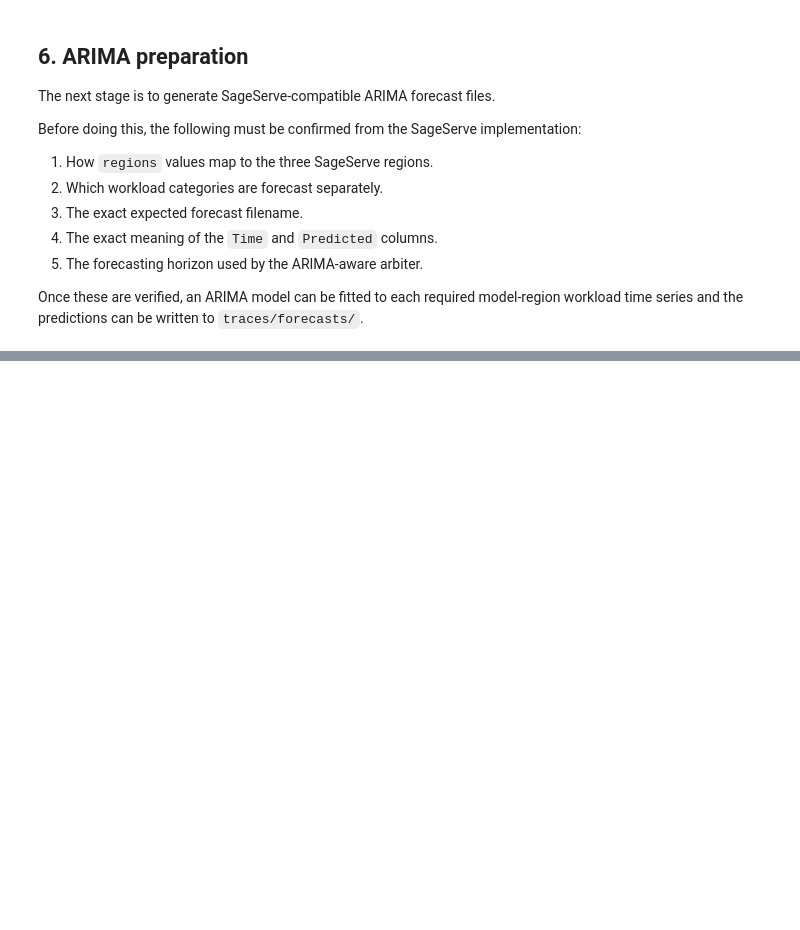
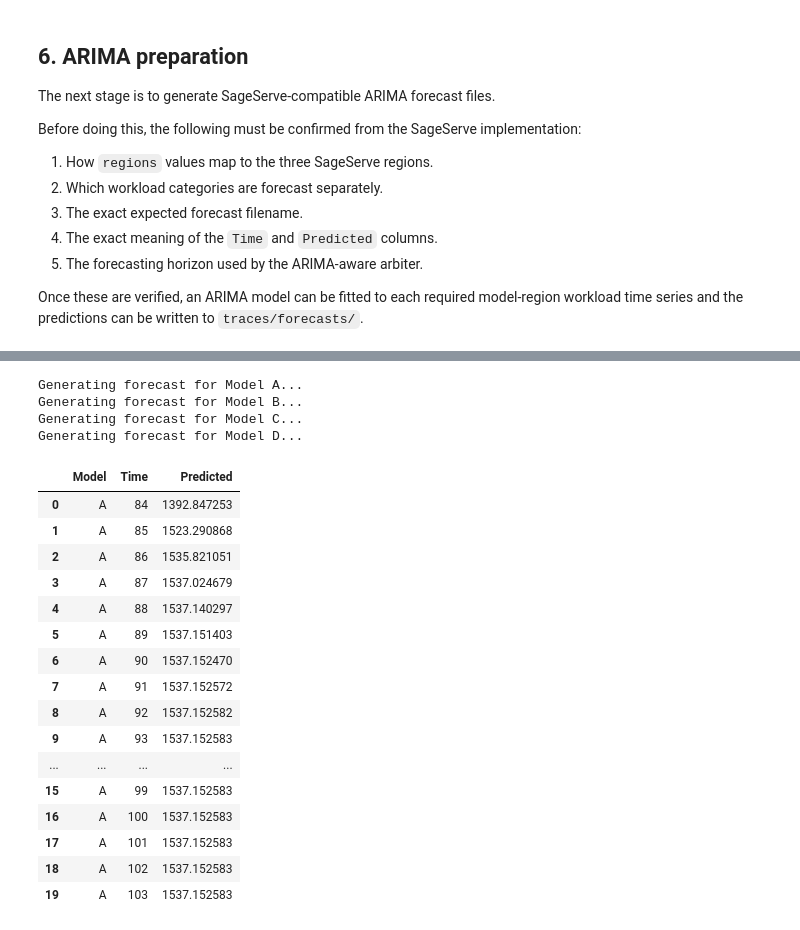
Before and after one commit to SreenathKarthick11/Sage-Serve, a Jupyter notebook: SageServe-original/my_notebooks/sageserve_forecast_preparation.ipynb, the cells around one changed output, grey strips where cells are left out. Saved outputs shown, nothing was run; the diff lists cells and outputs as text; code cells hidden in the pictures; blank space fills up the shorter version.

```diff
--- a/SageServe-original/my_notebooks/sageserve_forecast_preparation.ipynb
+++ b/SageServe-original/my_notebooks/sageserve_forecast_preparation.ipynb
@@ -400,0 +536,53 @@ model-region workload time series and the predictions can be written to
+# %%
+all_forecasts = []
+fitted_models = {}
+
+for model in sorted(model_tps.columns):
+
+    print(f"Generating forecast for Model {model}...")
+
+    series = model_tps[model]
+
+    forecast_df, fitted = generate_arima_forecast(
+        series,
+        horizon=FORECAST_HORIZON_MINUTES,
+        order=ARIMA_ORDER,
+    )
+
+    forecast_df["Model"] = model
+
+    all_forecasts.append(forecast_df)
+    fitted_models[model] = fitted
+
+arima_forecasts = pd.concat(
+    all_forecasts,
+    ignore_index=True,
+)
+
+arima_forecasts = arima_forecasts[
+    ["Model", "Time", "Predicted"]
+]
+
+arima_forecasts.head(20)
+# %% [output]
+Generating forecast for Model A...
+Generating forecast for Model B...
+Generating forecast for Model C...
+Generating forecast for Model D...
+|  | Model | Time | Predicted |
+| 0 | A | 84 | 1392.847253 |
+| 1 | A | 85 | 1523.290868 |
+| 2 | A | 86 | 1535.821051 |
+| 3 | A | 87 | 1537.024679 |
+| 4 | A | 88 | 1537.140297 |
+| 5 | A | 89 | 1537.151403 |
+| 6 | A | 90 | 1537.152470 |
+| 7 | A | 91 | 1537.152572 |
+| 8 | A | 92 | 1537.152582 |
+| 9 | A | 93 | 1537.152583 |
+| ... | ... | ... | ... |
+| 15 | A | 99 | 1537.152583 |
+| 16 | A | 100 | 1537.152583 |
+| 17 | A | 101 | 1537.152583 |
+| 18 | A | 102 | 1537.152583 |
+| 19 | A | 103 | 1537.152583 |
```
Also changed, not shown: parts of 10 cells of this notebook.
